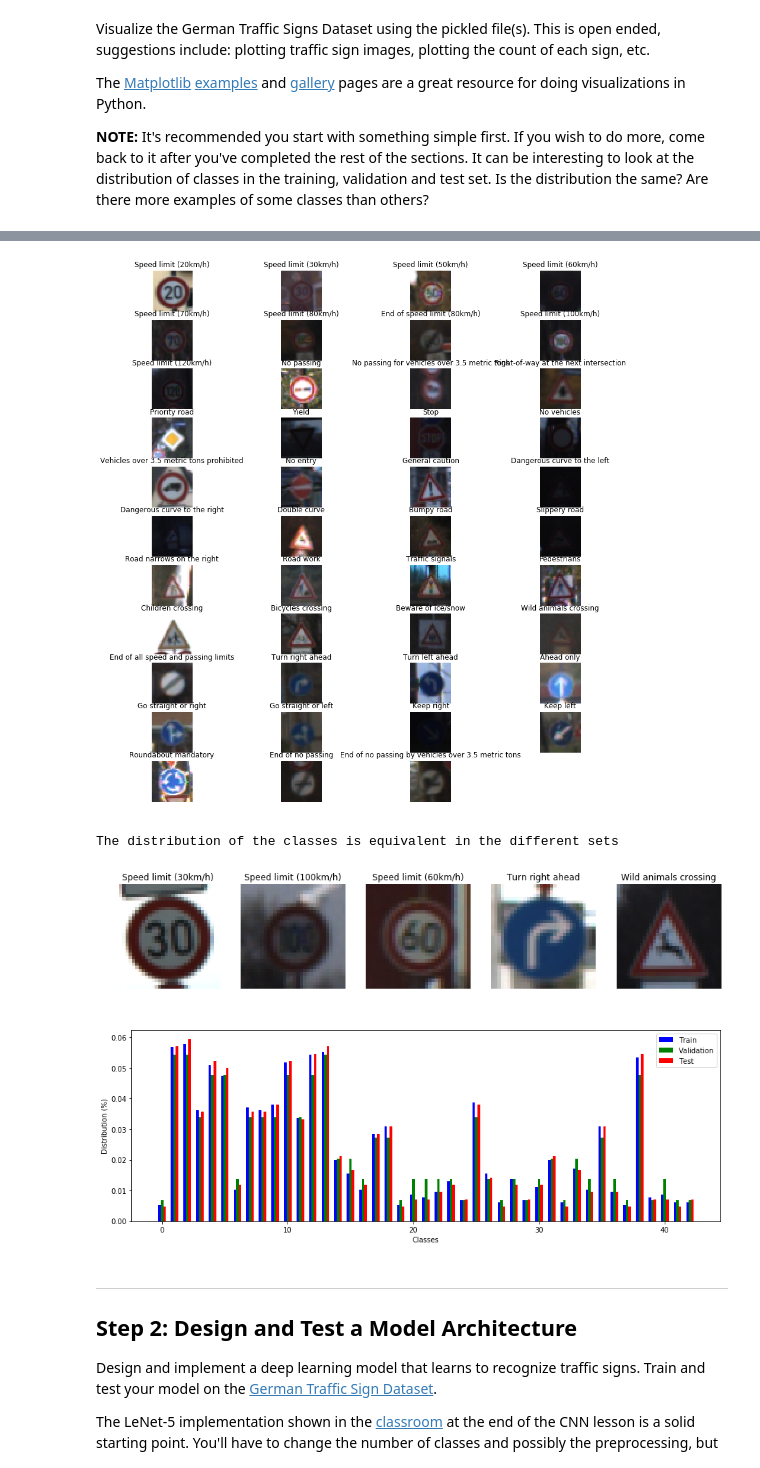
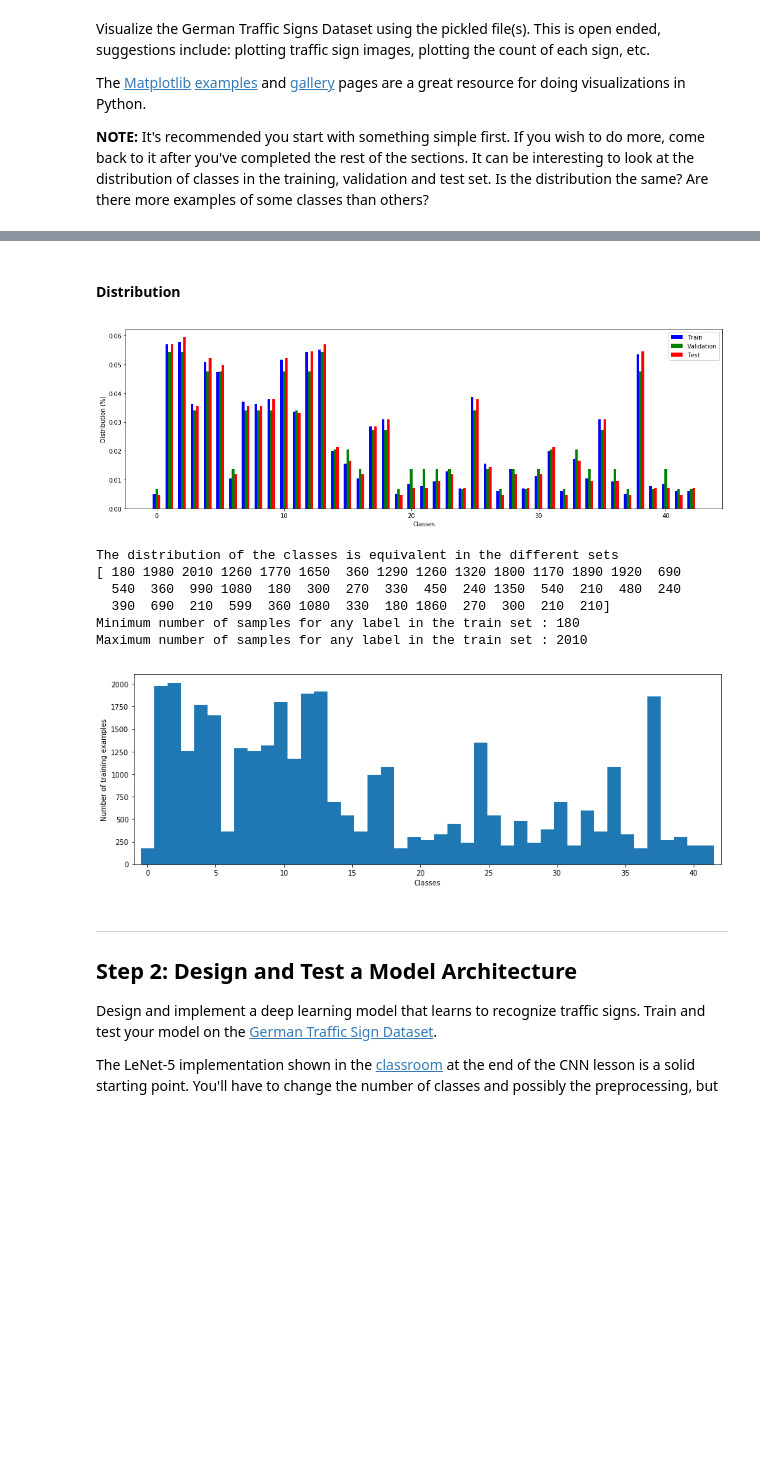
Before and after one commit to iraadit/CarND-Traffic-Sign-Classifier-Project, a Jupyter notebook: Traffic_Sign_Classifier.ipynb, the cells around one changed output, grey strips where cells are left out. Drawn from its saved outputs; the diff is of its cells as text; code cells hidden in the pictures; blank space fills up the shorter version.

```diff
--- a/Traffic_Sign_Classifier.ipynb
+++ b/Traffic_Sign_Classifier.ipynb
@@ -137,57 +294,52 @@ The [Matplotlib](http://matplotlib.org/) [examples](http://matplotlib.org/exampl
+# %% [markdown]
+#### Distribution
 # %%
-### Data exploration visualization code goes here.
-### Feel free to use as many code cells as needed.
-import matplotlib.pyplot as plt
-import random
-import csv
-# Visualizations will be shown in the notebook.
-%matplotlib inline
-
-# Read labels in csv file
-# https://docs.python.org/2/library/csv.html
-signnames = []
-with open('signnames.csv', 'r') as signnames_file:
-    signnamescsv = csv.reader(signnames_file, delimiter=',')
-    next(signnamescsv)
-    for row in signnamescsv:
-        signnames.append(row[1])
-
-print_sample_images(X_train, y_train)
-
-
-# Show 5 random images
-fig, axs = plt.subplots(1,5, figsize=(15, 15))
-for i in range(5):
-    index = random.randint(0, n_train)
-    image = X_train[index]
-    axs[i].axis('off')
-    axs[i].imshow(image, interpolation='none')
-    axs[i].set_title(signnames[y_train[index]])
-
-
 # Show class distribution of different sets in bar chart
 fig, ax = plt.subplots(figsize=(15,5))#plt.figure(figsize=(15,5))
 unique, counts = np.unique(y_train, return_counts=True)
 plt.bar(unique-0.2, counts/n_train, width=0.2, color='b',align='center', label='Train')
 unique, counts = np.unique(y_valid, return_counts=True)
 plt.bar(unique, counts/n_validation, width=0.2, color='g',align='center', label='Validation')
 unique, counts = np.unique(y_test, return_counts=True)
 plt.bar(unique+0.2, counts/n_test, width=0.2, color='r',align='center', label='Test')
 ax.legend(loc='upper right')
 ax.set_xlabel('Classes')
 ax.set_ylabel('Distribution (%)')
+plt.tight_layout()
+plt.show()
 print('The distribution of the classes is equivalent in the different sets')
-
-
+print(np.bincount(y_train))
+min_classes = min(np.bincount(y_train))
+max_classes = max(np.bincount(y_train))
+print("Minimum number of samples for any label in the train set :", min_classes)
+print("Maximum number of samples for any label in the train set :", max_classes)
 
 # Making a histogram for the distribution
-#plt.subplots(figsize=(15,5))
-#plt.hist(y_train, bins = n_classes)
+plt.subplots(figsize=(15,5))
+plt.xlim([-1, n_classes-1])
+plt.xlabel('Classes')
+plt.ylabel('Number of training examples')
+plt.hist(y_train, bins = n_classes, align='left')
+plt.show()
+
+# Using plt_bar instead
+'''
+sign_classes, class_indices, class_counts = np.unique(y_train, return_index = True, return_counts = True)
+plt.bar( np.arange( 43 ), class_counts, align='center' )
+plt.xlabel('Classes')
+plt.ylabel('Number of training examples')
+plt.xlim([-1, 43])
+plt.show()
+''';
 # %% [output]
-[figure, old version]
+[figure, new version]
 The distribution of the classes is equivalent in the different sets
+[ 180 1980 2010 1260 1770 1650  360 1290 1260 1320 1800 1170 1890 1920  690
+  540  360  990 1080  180  300  270  330  450  240 1350  540  210  480  240
+  390  690  210  599  360 1080  330  180 1860  270  300  210  210]
+Minimum number of samples for any label in the train set : 180
+Maximum number of samples for any label in the train set : 2010
-[figure, old version]
+[figure, new version]
-[figure, removed]
 # %% [markdown]
 ----
 
```
Also changed, not shown: parts of 67 cells of this notebook, 58 other files.
